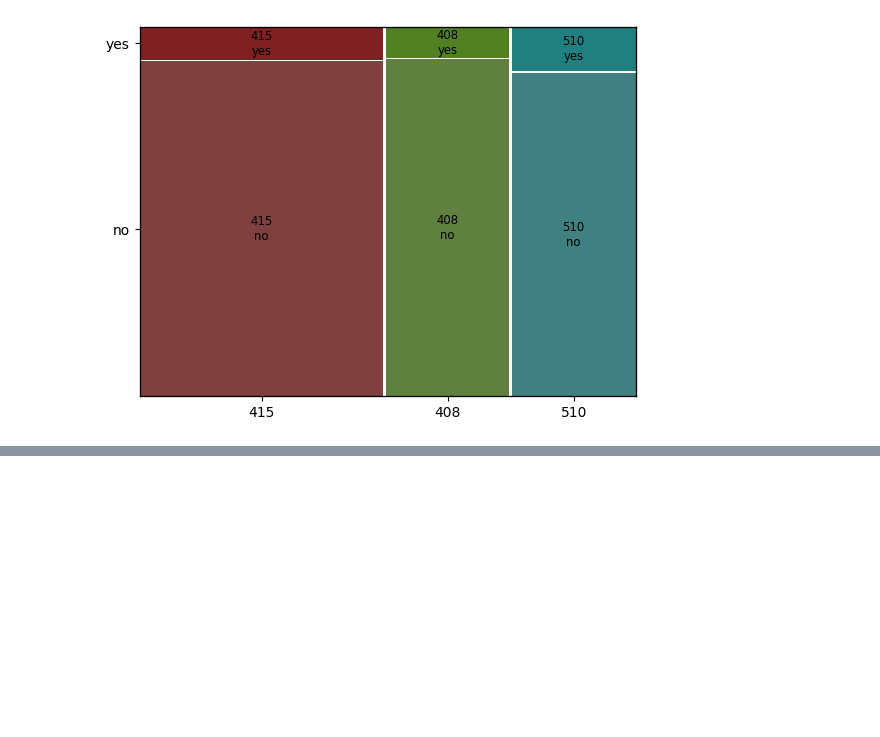
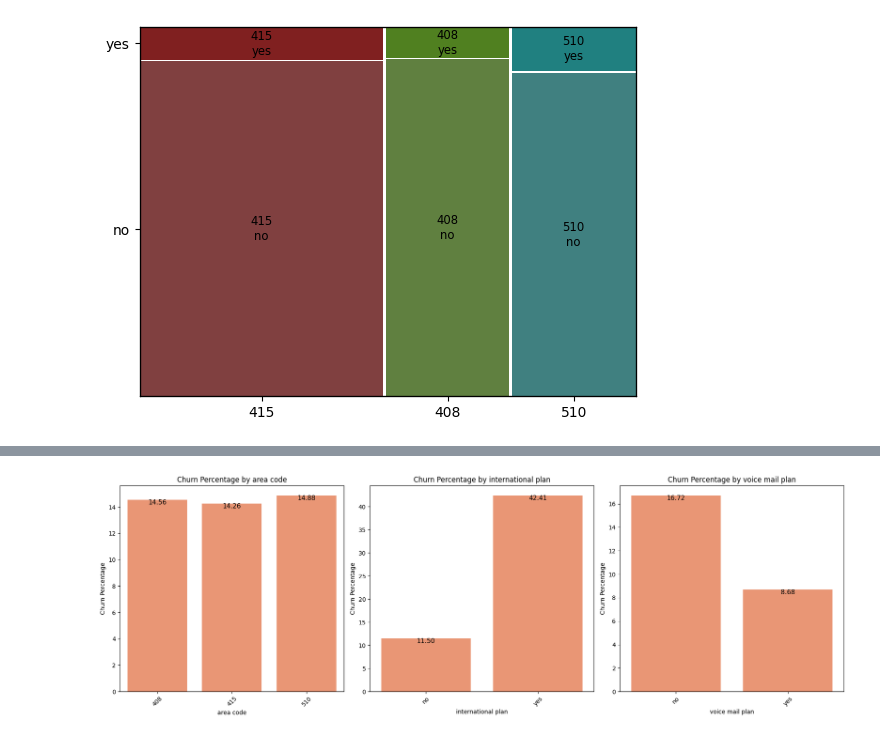
Before and after one commit to himani26/DSLearnings, a Jupyter notebook: EndtoEndMLChurnProject.ipynb, the cells around one changed output, grey strips where cells are left out. Drawn from its saved outputs; the diff is of its cells as text; code cells hidden in the pictures; blank space fills up the shorter version.

```diff
--- a/EndtoEndMLChurnProject.ipynb
+++ b/EndtoEndMLChurnProject.ipynb
@@ -391,0 +421,37 @@ plt.show()
+# %%
+# categorical features & Churn
+churn_col = 'churn'  # This should be the column indicating churn (True for churned, False for not churned)
+plt.figure(figsize=(18, 6))
+
+for i, col in enumerate(categorical_features):
+    plt.subplot(1, 3, i + 1)
+
+    # Calculate churn counts for each category
+    churn_counts = df.groupby(col)[churn_col].value_counts(normalize=True).unstack()
+
+    # Calculate churn percentage (percentage of True values)
+    churn_counts['churn_percentage'] = churn_counts[True] * 100  # Using True instead of 1
+
+    # Resetting index for plotting
+    churn_counts = churn_counts.reset_index()
+
+    # Plotting
+    ax = sns.barplot(x=col, y='churn_percentage', data=churn_counts, color='#FC8D62')
+
+    plt.title(f'Churn Percentage by {col}')
+    plt.xlabel(col)
+    plt.ylabel('Churn Percentage')
+    plt.xticks(rotation=45)
+
+    # Adding percentages below the bars
+    for p in ax.patches:
+        percentage = f'{p.get_height():.2f}'  # Format percentage to 2 decimal places
+        ax.annotate(percentage,
+                    (p.get_x() + p.get_width() / 2., p.get_height()),  # Positioning above the bar
+                    ha='center', va='bottom', fontsize=11, color='black',
+                    xytext=(0, -10), textcoords='offset points')  # Adjusting the vertical position
+
+plt.tight_layout()
+plt.show()
+# %% [output]
+[figure, added]
```
Also changed, not shown: parts of 4 cells of this notebook.
